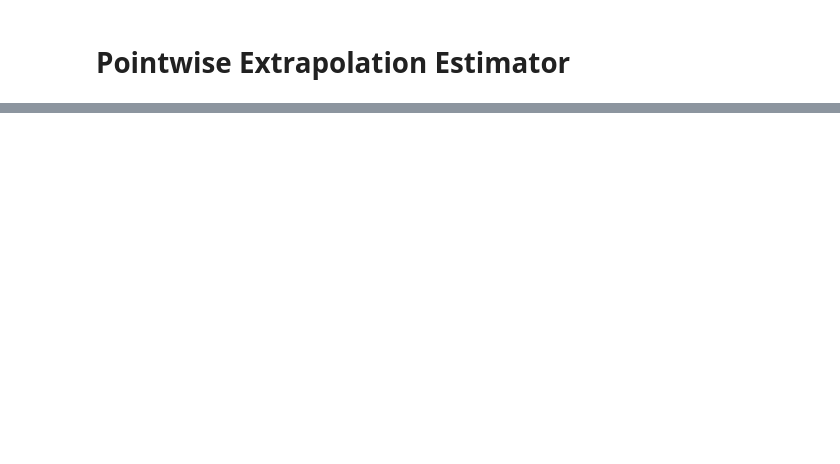
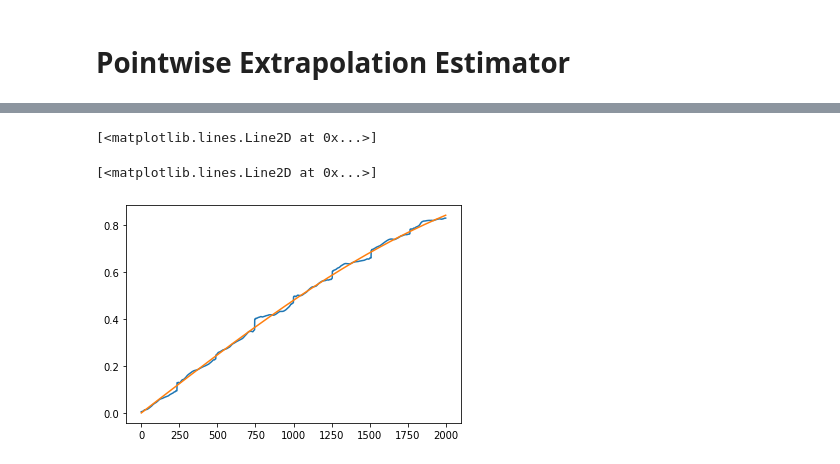
Before and after one commit to Karlmyh/RTER, a Jupyter notebook: test.ipynb, the cells around one changed output, grey strips where cells are left out. Drawn from its saved outputs; the diff is of its cells as text; code cells hidden in the pictures; blank space fills up the shorter version.

```diff
--- a/test.ipynb
+++ b/test.ipynb
@@ -255,0 +317,15 @@ plt.plot(Y_test_true)
+# %%
+ERT_model=RegressionTree(estimator="pointwise_extrapolation_estimator",
+                         splitter="midpoint",
+                         min_samples_split=30,
+                         max_depth=4,
+                         order=1,
+                         random_state=1,
+                         truncate_ratio_low=0.45,
+                         truncate_ratio_up=0.8,
+                        parallel_jobs=1)
+ERT_model.fit(X_train,Y_train)
+Y_hat=ERT_model.predict(X_test)
+
+#np.arange(0.0001,0.04,0.0005).reshape(-1,1)
+MSE(Y_hat,Y_test_true)
@@ -255,0 +397,7 @@ plt.plot(Y_test_true)
+# %%
+plt.plot(Y_hat)
+plt.plot(Y_test_true)
+# %% [output]
+[<matplotlib.lines.Line2D at 0x...>]
+[<matplotlib.lines.Line2D at 0x...>]
+[figure, added]
```
Also changed, not shown: parts of 23 cells of this notebook, 4 other files.
